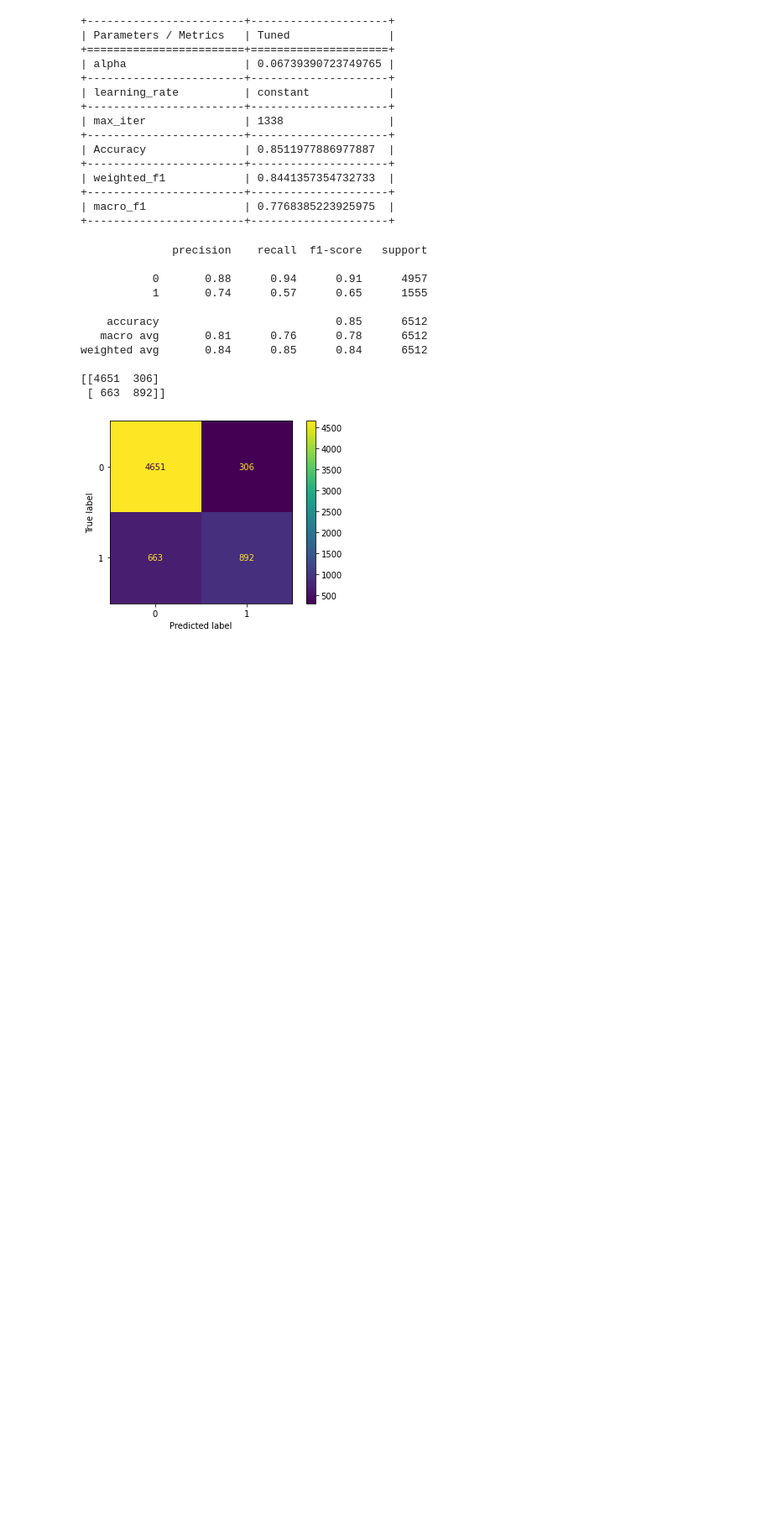
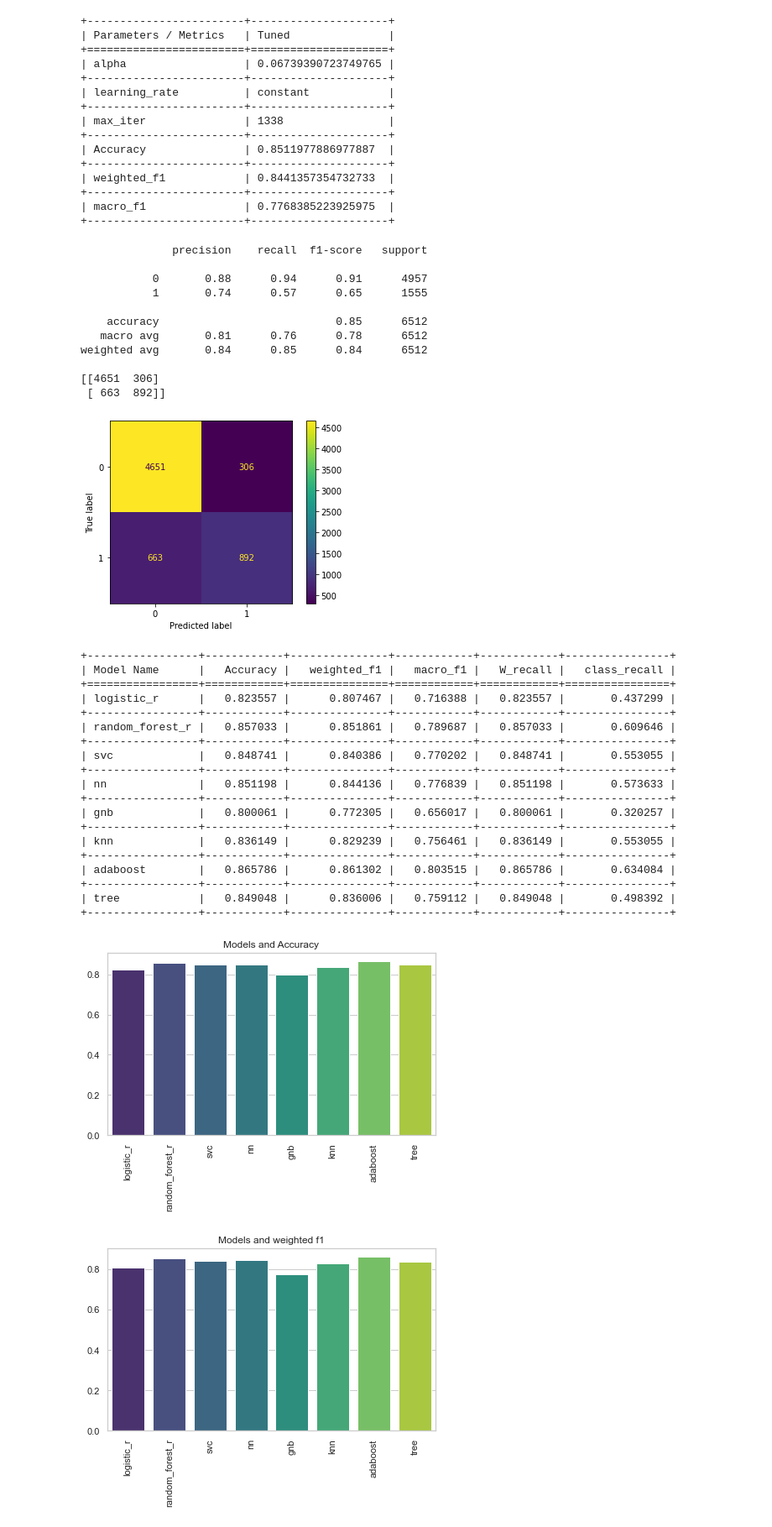
Before and after one commit to Amir-h055/Machine-Learning, a Jupyter notebook: project/Classification/Adult.ipynb, the cells around one changed output. Shown at 84% size. Cells and saved outputs as stored; diff of their text form; code cells hidden in the pictures; blank space fills up the shorter version.

Commit message:
updated with table classification

```diff
--- a/project/Classification/Adult.ipynb
+++ b/project/Classification/Adult.ipynb
@@ -97,7 +97,7 @@ df.head()
 # %% [markdown]
 ### Defining Dictionary of Models
 # %%
-MODELS = {'logistic_r', 'svc', 'tree', 'forest', 'knn', 'adaboost', 'gnb', 'nn'}
+MODELS = {'logistic_r', 'svc', 'tree', 'random_forest_r', 'knn', 'adaboost', 'gnb', 'nn'}
 adult_dict = {}
 # %% [markdown]
 ## Train and Test set
@@ -554,3 +554,77 @@ weighted avg       0.84      0.85      0.84      6512
 [[4651  306]
  [ 663  892]]
 [figure]
+# %%
+from sklearn.metrics import confusion_matrix,plot_confusion_matrix,make_scorer,ConfusionMatrixDisplay,recall_score ,classification_report,accuracy_score,f1_score
+
+
+def cross_checking_model_results(dictionary):
+    table = [["Model Name", "Accuracy", "weighted_f1","macro_f1", 'W_recall', 'class_recall']]
+    x_models = []
+    y_accuracy = []
+    y_wf1 = []
+    y_mf1 = []
+    w_recall = []
+    m_recall = []
+
+    for model_key in MODELS:
+        model = dictionary[model_key]['model']
+        prediction = model.predict(X_test)
+        accuracy = accuracy_score(y_test, prediction)
+        weighted_f1 = f1_score(y_test, prediction, average='weighted')
+        macro_f1 = f1_score(y_test, prediction, average='macro')
+        W_recall = recall_score(y_test, prediction,average='weighted')
+        malignant_recall = recall_score(y_test, prediction,pos_label=1,average='binary')
+        table.append([model_key, accuracy, weighted_f1, macro_f1, W_recall,malignant_recall])
+
+        x_models.append(model_key)
+        y_accuracy.append(accuracy)
+        y_wf1.append(weighted_f1)
+        y_mf1.append(macro_f1)
+        w_recall.append(W_recall)
+        m_recall.append(malignant_recall)
+    print(tabulate(table, headers='firstrow', tablefmt='grid'))
+
+    sns.set_theme(style="whitegrid")
+    plt.figure(figsize=(7,4))
+    ax1 = sns.barplot(x=x_models, y=y_accuracy, palette="viridis")
+    ax1.set_title('Models and Accuracy')
+    ax1.set_xticklabels(labels=x_models, rotation=90)
+    plt.figure(figsize=(7,4))
+    ax2 = sns.barplot(x=x_models, y=y_wf1, palette="viridis")
+    ax2.set_title('Models and weighted f1')
+    ax2.set_xticklabels(labels=x_models, rotation=90)
+
+    plt.figure(figsize=(7,4))
+    ax2 = sns.barplot(x=x_models, y=w_recall, palette="viridis")
+    ax2.set_title('Models and w_recall')
+    ax2.set_xticklabels(labels=x_models, rotation=90)
+    plt.figure(figsize=(7,4))
+    ax2 = sns.barplot(x=x_models, y=m_recall, palette="viridis")
+    ax2.set_title('Models and malignant_recall')
+    ax2.set_xticklabels(labels=x_models, rotation=90)
+
+
+cross_checking_model_results(adult_dict)
+# %% [output]
++-----------------+------------+---------------+------------+------------+----------------+
+| Model Name      |   Accuracy |   weighted_f1 |   macro_f1 |   W_recall |   class_recall |
++=================+============+===============+============+============+================+
+| logistic_r      |   0.823557 |      0.807467 |   0.716388 |   0.823557 |       0.437299 |
++-----------------+------------+---------------+------------+------------+----------------+
+| random_forest_r |   0.857033 |      0.851861 |   0.789687 |   0.857033 |       0.609646 |
++-----------------+------------+---------------+------------+------------+----------------+
+| svc             |   0.848741 |      0.840386 |   0.770202 |   0.848741 |       0.553055 |
++-----------------+------------+---------------+------------+------------+----------------+
+| nn              |   0.851198 |      0.844136 |   0.776839 |   0.851198 |       0.573633 |
++-----------------+------------+---------------+------------+------------+----------------+
+| gnb             |   0.800061 |      0.772305 |   0.656017 |   0.800061 |       0.320257 |
++-----------------+------------+---------------+------------+------------+----------------+
+| knn             |   0.836149 |      0.829239 |   0.756461 |   0.836149 |       0.553055 |
++-----------------+------------+---------------+------------+------------+----------------+
+| adaboost        |   0.865786 |      0.861302 |   0.803515 |   0.865786 |       0.634084 |
++-----------------+------------+---------------+------------+------------+----------------+
+| tree            |   0.849048 |      0.836006 |   0.759112 |   0.849048 |       0.498392 |
++-----------------+------------+---------------+------------+------------+----------------+
+[figure, added]
+[figure, added]
```
Also changed, not shown: parts of 1 cell of this notebook, 3 other files.
